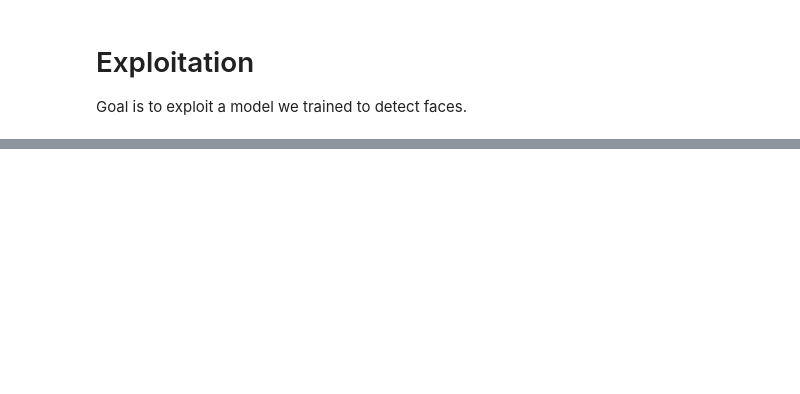
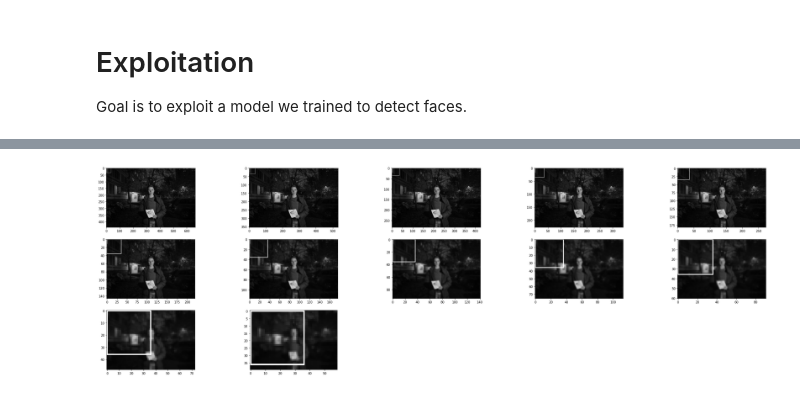
Before and after one commit to Gratic/INSA-5IF-OT2-MLProject, a Jupyter notebook: exploitation.ipynb, the cells around one changed output, grey strips where cells are left out. Drawn from its saved outputs; the diff is of its cells as text; code cells hidden in the pictures; blank space fills up the shorter version.

```diff
--- a/exploitation.ipynb
+++ b/exploitation.ipynb
@@ -138,0 +233,19 @@ found a face
+# %%
+fig = plt.figure(figsize=(40, 50))
+rows = math.ceil(len(images))
+cols = 5
+
+for i in range(0, len(images)):
+    # Adds a subplot at the 1st position
+    fig.add_subplot(rows, cols, i+1)
+
+    # showing image
+    image = images[i].permute(1, 2, 0).numpy()
+    image = (image*0.5 + 0.5)*255
+    image = image.astype(np.uint8) # cv rectangle only accepts np.uint8 https://stackoverflow.com/questions/71762449/error-opencv4-5-4-1-error-5bad-argument-in-function-gaussianblur
+    cv.rectangle(image, (0,0), (36, 36), (255,255,255))
+    plt.imshow(image, cmap='gray', vmin=0, vmax=255)
+
+plt.show()
+# %% [output]
+[figure, added]
```
Also changed, not shown: parts of 17 cells of this notebook.
